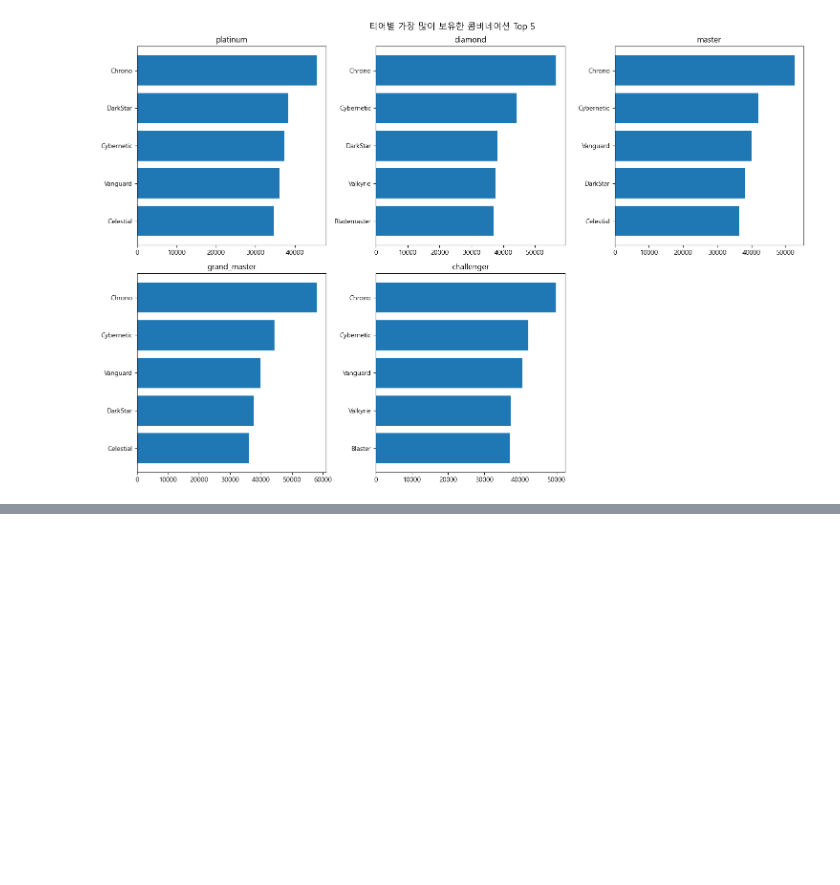
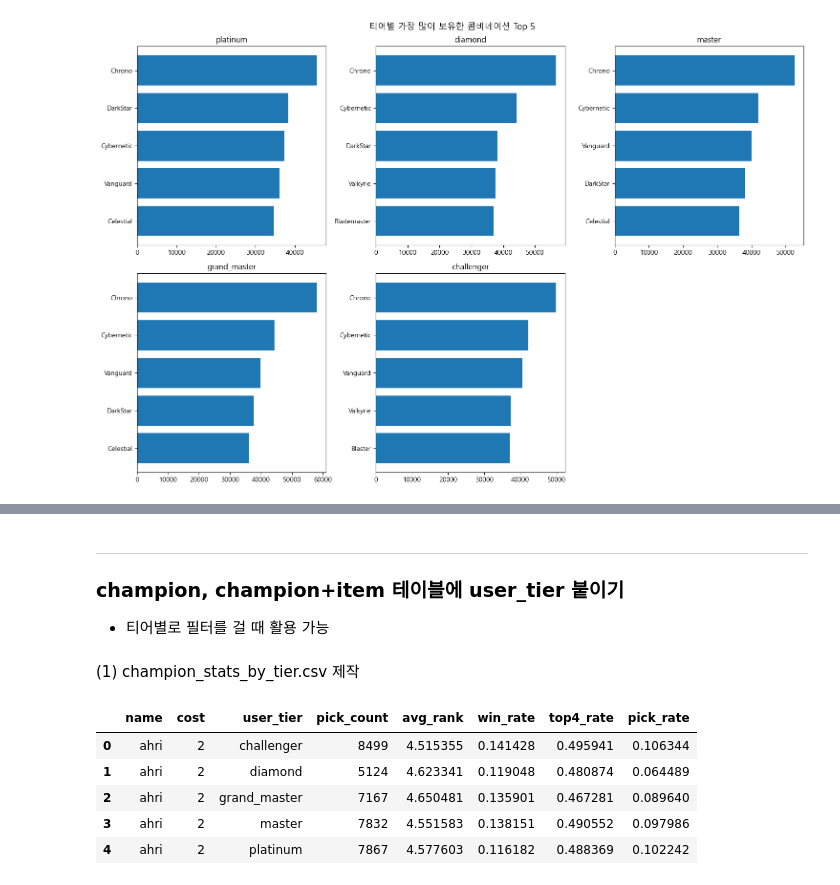
Before and after one commit to hanalo26/Third-project-sparta, a Jupyter notebook: works/Haeun_Baek/Data_Stats_practice_v2.ipynb, the cells around one changed output, grey strips where cells are left out. Drawn from its saved outputs; the diff is of its cells as text; code cells hidden in the pictures; blank space fills up the shorter version.

```diff
--- a/works/Haeun_Baek/Data_Stats_practice_v2.ipynb
+++ b/works/Haeun_Baek/Data_Stats_practice_v2.ipynb
@@ -481,0 +773,33 @@ plt.show()
+# %% [markdown]
+---
+### champion, champion+item 테이블에 user_tier 붙이기
+- 티어별로 필터를 걸 때 활용 가능
+# %% [markdown]
+(1) champion_stats_by_tier.csv 제작
+# %%
+# 티어별 전체 유저-게임 수
+total_user_games_by_tier = df_champ_exploded.groupby('user_tier')[['game_id', 'user_id']].apply(
+    lambda x: len(x.drop_duplicates())
+).reset_index(name='total_user_games')
+
+# 챔피언별 통계 집계 (티어별)
+champ_stats_by_tier = df_champ_exploded.groupby(['name', 'cost', 'user_tier']).agg(
+    pick_count=('name', 'count'),
+    avg_rank=('ranked', 'mean'),
+    win_rate=('ranked_1', 'mean'),
+    top4_rate=('top4_flag', 'mean')
+).reset_index()
+
+# 티어별 픽률 계산
+champ_stats_by_tier = champ_stats_by_tier.merge(total_user_games_by_tier, on='user_tier')
+champ_stats_by_tier['pick_rate'] = champ_stats_by_tier['pick_count'] / champ_stats_by_tier['total_user_games']
+champ_stats_by_tier = champ_stats_by_tier.drop(columns='total_user_games')
+
+display(champ_stats_by_tier.head(5))
+# %% [output]
+|  | name | cost | user_tier | pick_count | avg_rank | win_rate | top4_rate | pick_rate |
+| 0 | ahri | 2 | challenger | 8499 | 4.515355 | 0.141428 | 0.495941 | 0.106344 |
+| 1 | ahri | 2 | diamond | 5124 | 4.623341 | 0.119048 | 0.480874 | 0.064489 |
+| 2 | ahri | 2 | grand_master | 7167 | 4.650481 | 0.135901 | 0.467281 | 0.089640 |
+| 3 | ahri | 2 | master | 7832 | 4.551583 | 0.138151 | 0.490552 | 0.097986 |
+| 4 | ahri | 2 | platinum | 7867 | 4.577603 | 0.116182 | 0.488369 | 0.102242 |
```
Also changed, not shown: parts of 29 cells of this notebook.
